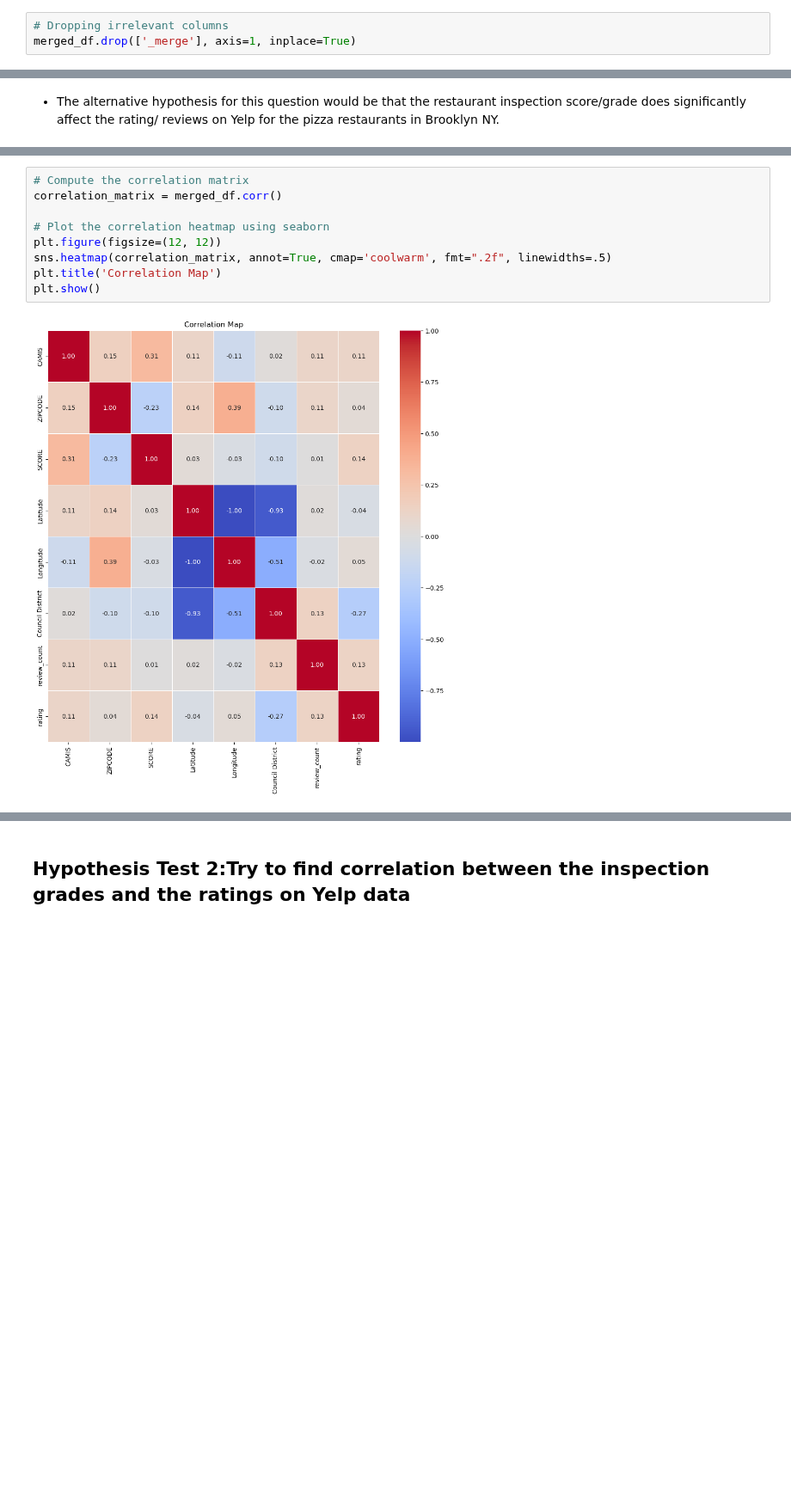
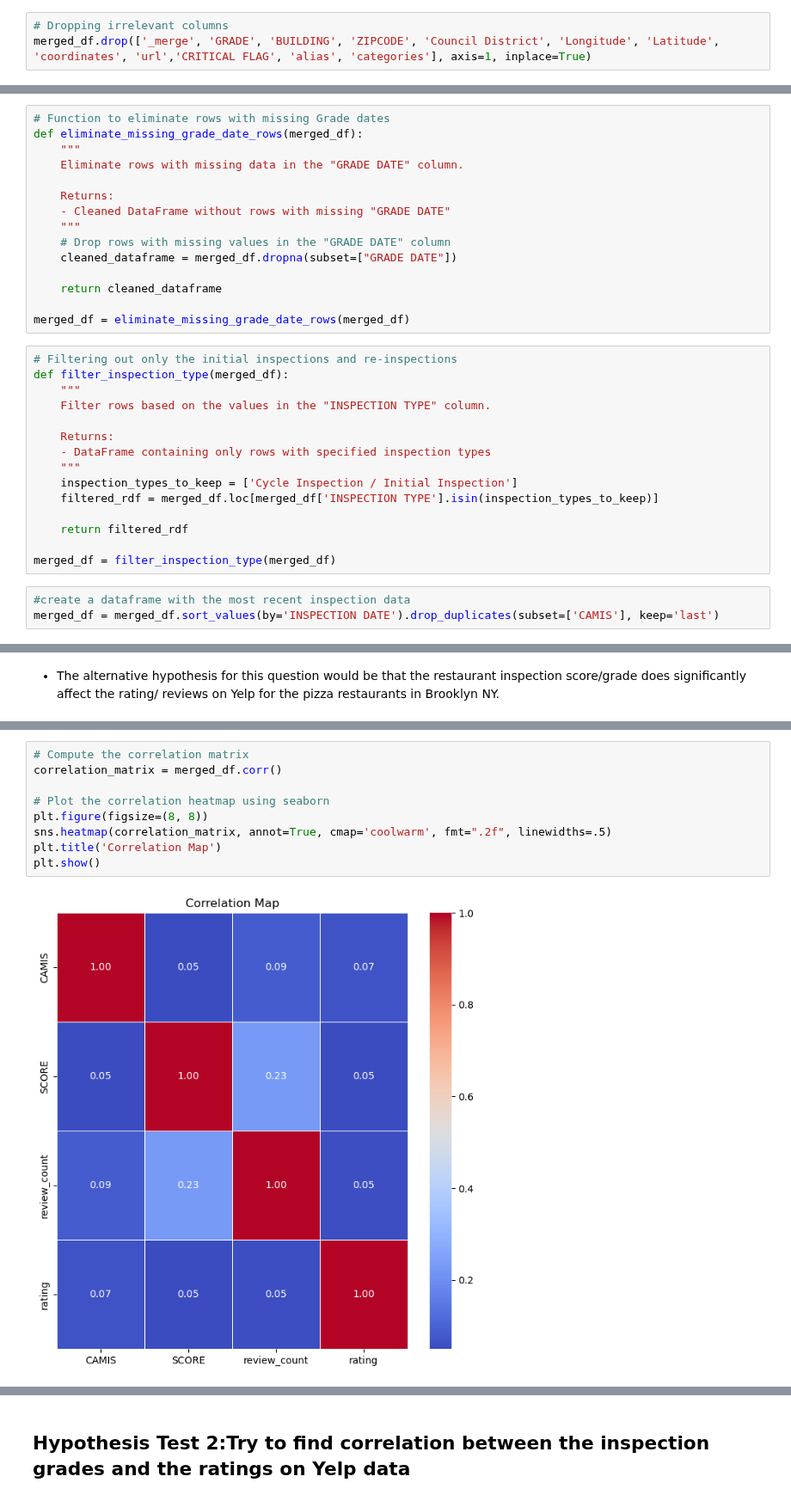
Before and after one commit to JoeBwonKenobi/NYCRestarauntInspections, a Jupyter notebook: Hypothesis Testing.ipynb, the cells around one changed output, grey strips where cells are left out. Shown at 86% size. Drawn from its saved outputs; the diff is of its cells as text; blank space fills up the shorter version.

```diff
--- a/Hypothesis Testing.ipynb
+++ b/Hypothesis Testing.ipynb
@@ -176,3 +181,3 @@ memory usage: 118.3+ KB
 # %%
 # Dropping irrelevant columns
-merged_df.drop(['_merge'], axis=1, inplace=True)
+merged_df.drop(['_merge', 'GRADE', 'BUILDING', 'ZIPCODE', 'Council District', 'Longitude', 'Latitude', 'coordinates', 'url','CRITICAL FLAG', 'alias', 'categories'], axis=1, inplace=True)
@@ -178,0 +201,33 @@ merged_df.drop(['_merge'], axis=1, inplace=True)
+# %%
+# Function to eliminate rows with missing Grade dates
+def eliminate_missing_grade_date_rows(merged_df):
+    """
+    Eliminate rows with missing data in the "GRADE DATE" column.
+
+    Returns:
+    - Cleaned DataFrame without rows with missing "GRADE DATE"
+    """
+    # Drop rows with missing values in the "GRADE DATE" column
+    cleaned_dataframe = merged_df.dropna(subset=["GRADE DATE"])
+
+    return cleaned_dataframe
+
+merged_df = eliminate_missing_grade_date_rows(merged_df)
+# %%
+# Filtering out only the initial inspections and re-inspections
+def filter_inspection_type(merged_df):
+    """
+    Filter rows based on the values in the "INSPECTION TYPE" column.
+
+    Returns:
+    - DataFrame containing only rows with specified inspection types
+    """
+    inspection_types_to_keep = ['Cycle Inspection / Initial Inspection']
+    filtered_rdf = merged_df.loc[merged_df['INSPECTION TYPE'].isin(inspection_types_to_keep)]
+
+    return filtered_rdf
+
+merged_df = filter_inspection_type(merged_df)
+# %%
+#create a dataframe with the most recent inspection data
+merged_df = merged_df.sort_values(by='INSPECTION DATE').drop_duplicates(subset=['CAMIS'], keep='last')
@@ -217,11 +314,11 @@ plt.show()
 # %%
 # Compute the correlation matrix
 correlation_matrix = merged_df.corr()
 
 # Plot the correlation heatmap using seaborn
-plt.figure(figsize=(12, 12))
+plt.figure(figsize=(8, 8))
 sns.heatmap(correlation_matrix, annot=True, cmap='coolwarm', fmt=".2f", linewidths=.5)
 plt.title('Correlation Map')
 plt.show()
 # %% [output]
-[figure, old version]
+[figure, new version]
```
Also changed, not shown: parts of 24 cells of this notebook.
